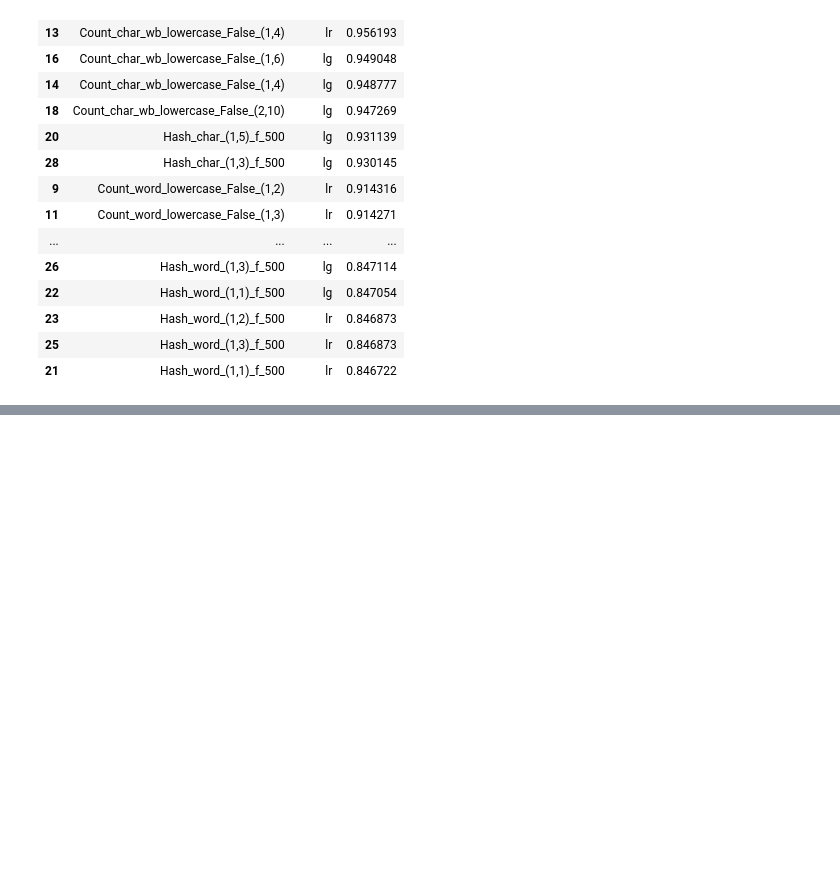
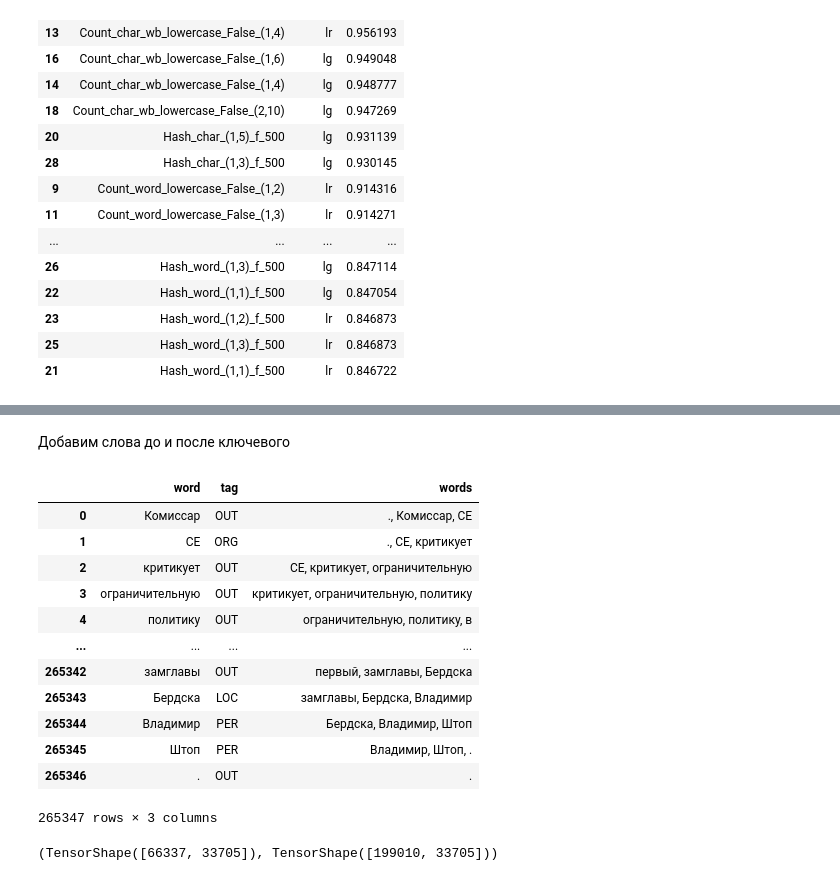
Before and after one commit to Vitalylqw/nlp, a Jupyter notebook: hw_5/HW_5.ipynb, the cells around one changed output, grey strips where cells are left out. Cells and saved outputs as stored; diff of their text form; code cells hidden in the pictures; blank space fills up the shorter version.

```diff
--- a/hw_5/HW_5.ipynb
+++ b/hw_5/HW_5.ipynb
@@ -555,0 +616,58 @@ vectrasers['Count_char_wb_lowercase_False_(2,10)'].get_feature_names()[10000:100
+# %% [markdown]
+Добавим слова до и после ключевого
+# %%
+words = []
+
+key_word = '.'
+befor_word = "."
+after_word = '.'
+
+for ind,i in df_words.word.items():
+    if i =='.':
+        words.append('.')
+        continue
+    key_word = i
+    if ind>1 :
+        befor_word = df_words.word.loc[ind-1]
+    else:
+        befor_word = "."
+    if ind<len(df_words) :
+        after_word = df_words.word.loc[ind+1]
+    else:
+        after_word = "."
+
+    words.append(', '.join([befor_word,key_word,after_word]))
+# %%
+df_words['words'] = words
+df_words
+# %% [output]
+|  | word | tag | words |
+| 0 | Комиссар | OUT | ., Комиссар, СЕ |
+| 1 | СЕ | ORG | ., СЕ, критикует |
+| 2 | критикует | OUT | СЕ, критикует, ограничительную |
+| 3 | ограничительную | OUT | критикует, ограничительную, политику |
+| 4 | политику | OUT | ограничительную, политику, в |
+| ... | ... | ... | ... |
+| 265342 | замглавы | OUT | первый, замглавы, Бердска |
+| 265343 | Бердска | LOC | замглавы, Бердска, Владимир |
+| 265344 | Владимир | PER | Бердска, Владимир, Штоп |
+| 265345 | Штоп | PER | Владимир, Штоп, . |
+| 265346 | . | OUT | . |
+265347 rows × 3 columns
+# %%
+train_x, test_x, train_y , test_y = model_selection.train_test_split(df_words['words'], df_words['tag'])
+vec = CountVectorizer(lowercase=False,analyzer='word',ngram_range=(1, 1),dtype = np.float32 )
+X_train = vec.fit_transform(train_x)
+X_test = vec.transform(test_x)
+encoder = preprocessing.LabelEncoder()
+train_y = encoder.fit_transform(train_y)
+test_y = encoder.transform(test_y)
+train_y = tf.one_hot(train_y,depth=6)
+test_y = tf.one_hot(test_y,depth=6)
+X_train_ = convert_sparse_matrix_to_sparse_tensor(X_train)
+X_train_ = tf.sparse.reorder(X_train_)
+X_test_ = convert_sparse_matrix_to_sparse_tensor(X_test)
+X_test_ = tf.sparse.reorder(X_test_)
+X_test_.shape,X_train_.shape
+# %% [output]
+(TensorShape([66337, 33705]), TensorShape([199010, 33705]))
```
Also changed, not shown: parts of 28 cells of this notebook.
